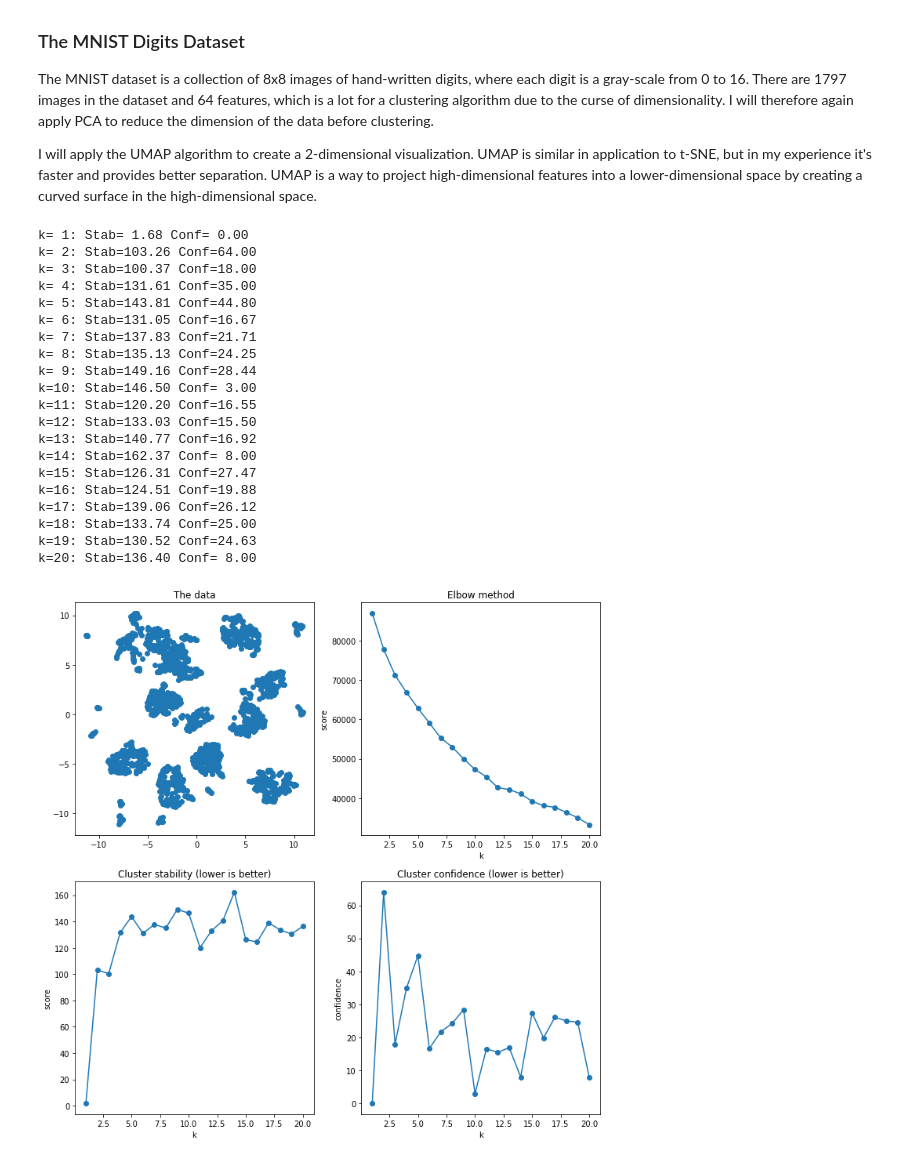
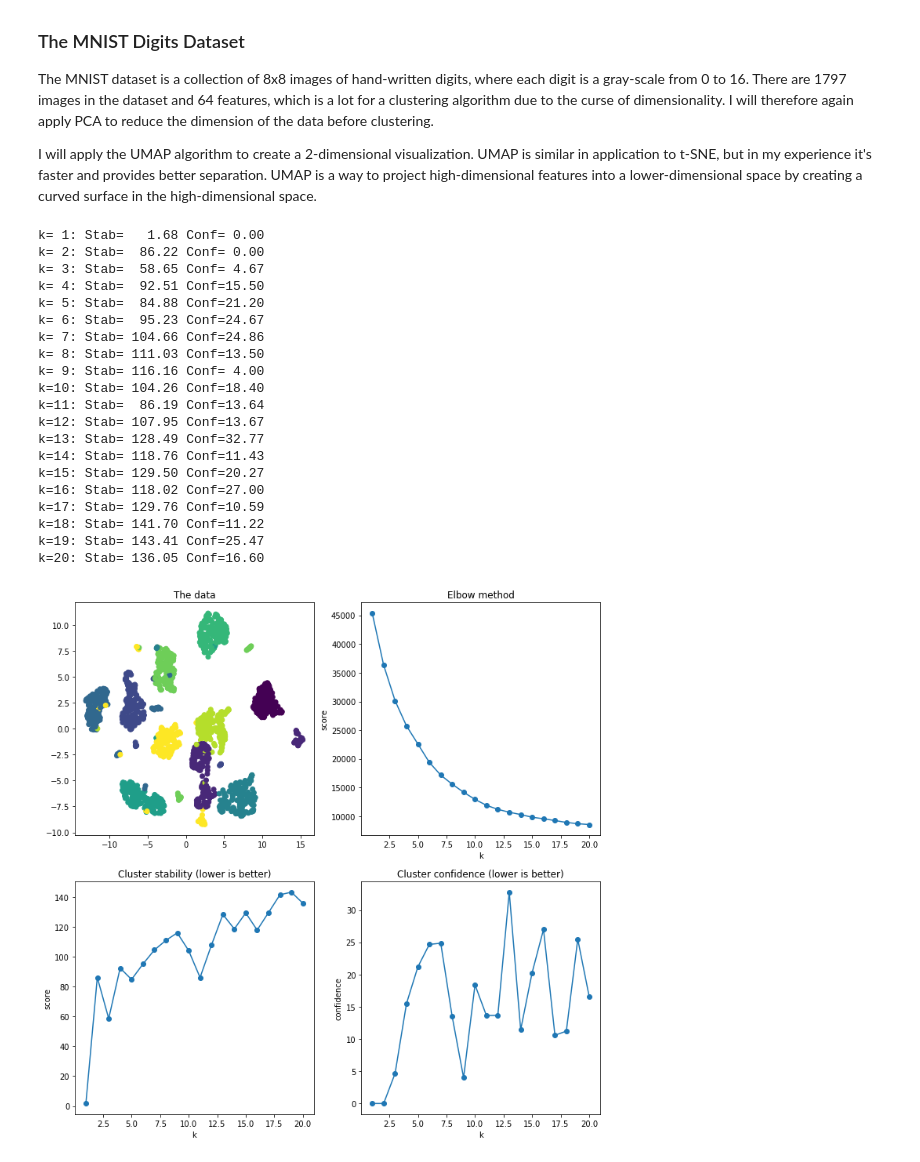
Before and after one commit to pbalm/mlbits, a Jupyter notebook: Weaponizing the randomness of k-means.ipynb, the cells around one changed output. Drawn from its saved outputs; the diff is of its cells as text; code cells hidden in the pictures.

```diff
--- a/Weaponizing the randomness of k-means.ipynb
+++ b/Weaponizing the randomness of k-means.ipynb
@@ -56,11 +55,8 @@ from numpy.random import uniform
 def gen(n, l=1, split=True):
     x = []
     for xi in range(n):
-        #r = uniform() * 2 * l + 1
-        #if split and r > 2:
-        #    r = r + 0.5
-        r = uniform() * 2 * l - 1
-        if split and r > 0:
+        r = uniform() * 2 - 1
+        if r > 0:
             r = r + 0.25
         else:
             r = r - 0.25
@@ -72,13 +68,6 @@ np.random.seed(0)
 
 x = gen(n)
 y = gen(n)
-#y = gen(n, 1, False) # elongated along y axis
-
-xmin = -1.6
-xmax = 1.6
-
-X = np.array([x, y]).T
-
-plt.scatter(x, y)
+plt.scatter(x, y, s=1)
 # %% [output]
 <matplotlib.collections.PathCollection at 0x...>
@@ -100,5 +89,5 @@ for i in range(4):
     clusters = kmeans.fit_predict(X)
     plt.subplot(141 + i)
     plt.title(str(k)+ " clusters")
-    plt.scatter(x, y, c=clusters)
+    plt.scatter(x, y, c=clusters, s=1)
 # %% [output]
@@ -248,11 +236,11 @@ def get_elbow_scores(X, k_arr):
 
 elbow_scores = get_elbow_scores(X, k_arr)
 # %%
-def plot_result(k_arr, x, y, stabs, confs, elbow_scores):
+def plot_result(k_arr, x, y, colors, stabs, confs, elbow_scores):
     plt.figure(1, figsize=(12, 12))
 
     plt.subplot(221)
-    plt.scatter(x,y)
+    plt.scatter(x,y, c=colors)
     plt.title('The data')
 
     plt.subplot(222)
@@ -273,5 +261,5 @@ def plot_result(k_arr, x, y, stabs, confs, elbow_scores):
     plt.ylabel('confidence')
     plt.title('Cluster confidence (lower is better)')
 
-plot_result(k_arr, x, y, stabs, confs, elbow_scores)
+plot_result(k_arr, x, y, None, stabs, confs, elbow_scores)
 # %% [output]
@@ -296,7 +284,8 @@ from sklearn.decomposition import PCA
 
 np.random.seed(0)
 
-X = scale(load_iris().data)
+(data, target) = load_iris(return_X_y=True)
+X = scale(data)
 
 X_pca = PCA(n_components=2).fit_transform(X)
 x = [x[0] for x in X_pca]
@@ -305,5 +294,5 @@ y = [x[1] for x in X_pca]
 (stabs, confs) = get_stability_and_confidence(X, k_arr, n_splits=5)
 elbow_scores = get_elbow_scores(X, k_arr)
 
-plot_result(k_arr, x, y, stabs, confs, elbow_scores)
+plot_result(k_arr, x, y, target, stabs, confs, elbow_scores)
 # %% [output]
@@ -331,42 +320,44 @@ I will apply the UMAP algorithm to create a 2-dimensional visualization. UMAP is
 # %%
 from sklearn.datasets import load_digits
 from umap import UMAP
+
+np.random.seed(0)
 
 (data, target) = load_digits(return_X_y=True)
 
 umapper = UMAP(n_neighbors=5, min_dist=0.3, metric='correlation')
 vizdata = umapper.fit_transform(data)
 x = [x[0] for x in vizdata]
 y = [x[1] for x in vizdata]
 
-X = PCA(n_components=20).fit_transform(scale(data))
+X = PCA(n_components=5).fit_transform(scale(data))
 
 k_arr = [k+1 for k in range(20)]
 
 (stabs, confs) = get_stability_and_confidence(X, k_arr, n_splits=10)
 elbow_scores = get_elbow_scores(X, k_arr)
 
-plot_result(k_arr, x, y, stabs, confs, elbow_scores)
+plot_result(k_arr, x, y, target, stabs, confs, elbow_scores)
 # %% [output]
-k= 1: Stab= 1.68 Conf= 0.00
-k= 2: Stab=103.26 Conf=64.00
-k= 3: Stab=100.37 Conf=18.00
-k= 4: Stab=131.61 Conf=35.00
-k= 5: Stab=143.81 Conf=44.80
-k= 6: Stab=131.05 Conf=16.67
-k= 7: Stab=137.83 Conf=21.71
-k= 8: Stab=135.13 Conf=24.25
-k= 9: Stab=149.16 Conf=28.44
-k=10: Stab=146.50 Conf= 3.00
-k=11: Stab=120.20 Conf=16.55
-k=12: Stab=133.03 Conf=15.50
-k=13: Stab=140.77 Conf=16.92
-k=14: Stab=162.37 Conf= 8.00
-k=15: Stab=126.31 Conf=27.47
-k=16: Stab=124.51 Conf=19.88
-k=17: Stab=139.06 Conf=26.12
-k=18: Stab=133.74 Conf=25.00
-k=19: Stab=130.52 Conf=24.63
-k=20: Stab=136.40 Conf= 8.00
+k= 1: Stab=   1.68 Conf= 0.00
+k= 2: Stab=  86.22 Conf= 0.00
+k= 3: Stab=  58.65 Conf= 4.67
+k= 4: Stab=  92.51 Conf=15.50
+k= 5: Stab=  84.88 Conf=21.20
+k= 6: Stab=  95.23 Conf=24.67
+k= 7: Stab= 104.66 Conf=24.86
+k= 8: Stab= 111.03 Conf=13.50
+k= 9: Stab= 116.16 Conf= 4.00
+k=10: Stab= 104.26 Conf=18.40
+k=11: Stab=  86.19 Conf=13.64
+k=12: Stab= 107.95 Conf=13.67
+k=13: Stab= 128.49 Conf=32.77
+k=14: Stab= 118.76 Conf=11.43
+k=15: Stab= 129.50 Conf=20.27
+k=16: Stab= 118.02 Conf=27.00
+k=17: Stab= 129.76 Conf=10.59
+k=18: Stab= 141.70 Conf=11.22
+k=19: Stab= 143.41 Conf=25.47
+k=20: Stab= 136.05 Conf=16.60
-[figure, old version]
+[figure, new version]
 # %% [markdown]
```
Also changed, not shown: parts of 12 cells of this notebook.
